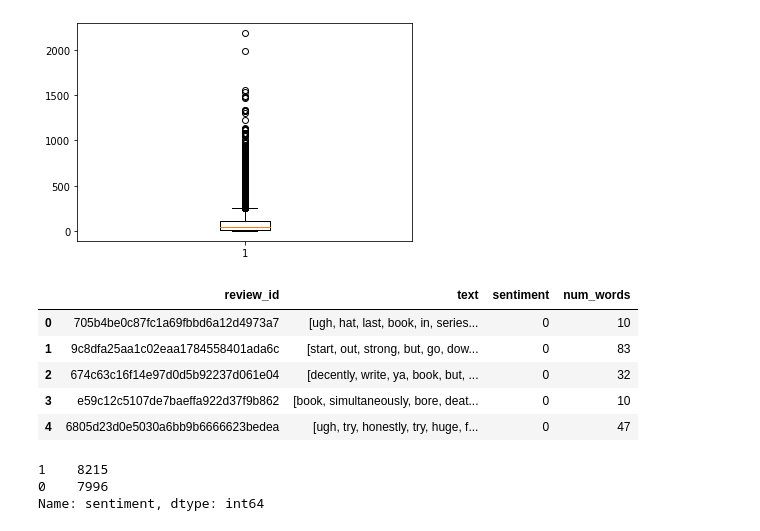
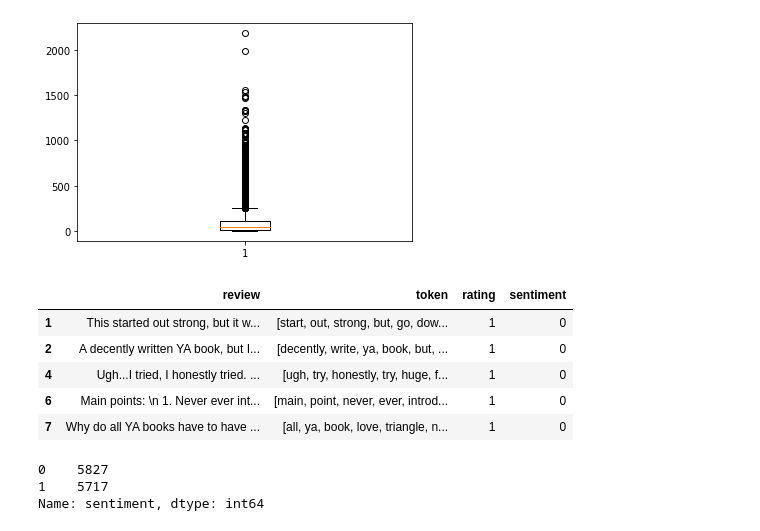
Before and after one commit to azwidodo/Tugas-Akhir-5, a Jupyter notebook: desc_data.ipynb, the cells around one changed output. Cells and saved outputs as stored; diff of their text form; code cells hidden in the pictures.

```diff
--- a/desc_data.ipynb
+++ b/desc_data.ipynb
@@ -4,7 +4,7 @@ import numpy as np
 import matplotlib.pyplot as plt
 import ast
 # %%
-df = pd.read_csv("cleaned_data/cleaned_reviews_2.csv")
-df["text"] = df["text"].apply(lambda x: ast.literal_eval(x))
+df = pd.read_csv("all_data/ppt_processed.csv")
+df["token"] = df["token"].apply(lambda x: ast.literal_eval(x))
 df.head()
 # %% [output]
@@ -17,5 +17,5 @@ df.head()
 # %%
-df["num_words"] = df["text"].apply(lambda x: len(x))
+df["num_words"] = df["token"].apply(lambda x: len(x))
 # %%
 df["ten"] = df["num_words"].apply(lambda x: 1 if (x > 10 and x <= 30) else 0)
 df["thirty"] = df["num_words"].apply(lambda x: 1 if (x > 30 and x <= 50) else 0)
@@ -86,18 +86,19 @@ plt.boxplot(df["num_words"])
  'means': []}
 [figure]
 # %%
-df2 = df[(df["num_words"] >= 1) & (df["num_words"] <= 150)]
+df2 = df[(df["num_words"] >= 15) & (df["num_words"] <= 150)]
+df2 = df2.drop(["num_words"], axis=1)
 df2.head()
 # %% [output]
-|  | review_id | text | sentiment | num_words |
-| 0 | 705b4be0c87fc1a69fbbd6a12d4973a7 | [ugh, hat, last, book, in, series... | 0 | 10 |
-| 1 | 9c8dfa25aa1c02eaa1784558401ada6c | [start, out, strong, but, go, dow... | 0 | 83 |
-| 2 | 674c63c16f14e97d0d5b92237d061e04 | [decently, write, ya, book, but, ... | 0 | 32 |
-| 3 | e59c12c5107de7baeffa922d37f9b862 | [book, simultaneously, bore, deat... | 0 | 10 |
-| 4 | 6805d23d0e5030a6bb9b6666623bedea | [ugh, try, honestly, try, huge, f... | 0 | 47 |
+|  | review | token | rating | sentiment |
+| 1 | This started out strong, but it w... | [start, out, strong, but, go, dow... | 1 | 0 |
+| 2 | A decently written YA book, but I... | [decently, write, ya, book, but, ... | 1 | 0 |
+| 4 | Ugh...I tried, I honestly tried. ... | [ugh, try, honestly, try, huge, f... | 1 | 0 |
+| 6 | Main points: \n 1. Never ever int... | [main, point, never, ever, introd... | 1 | 0 |
+| 7 | Why do all YA books have to have ... | [all, ya, book, love, triangle, n... | 1 | 0 |
 # %%
 df2["sentiment"].value_counts()
 # %% [output]
-1    8215
-0    7996
+0    5827
+1    5717
 Name: sentiment, dtype: int64
```
Also changed, not shown: parts of 5 cells of this notebook, 2 other files.
